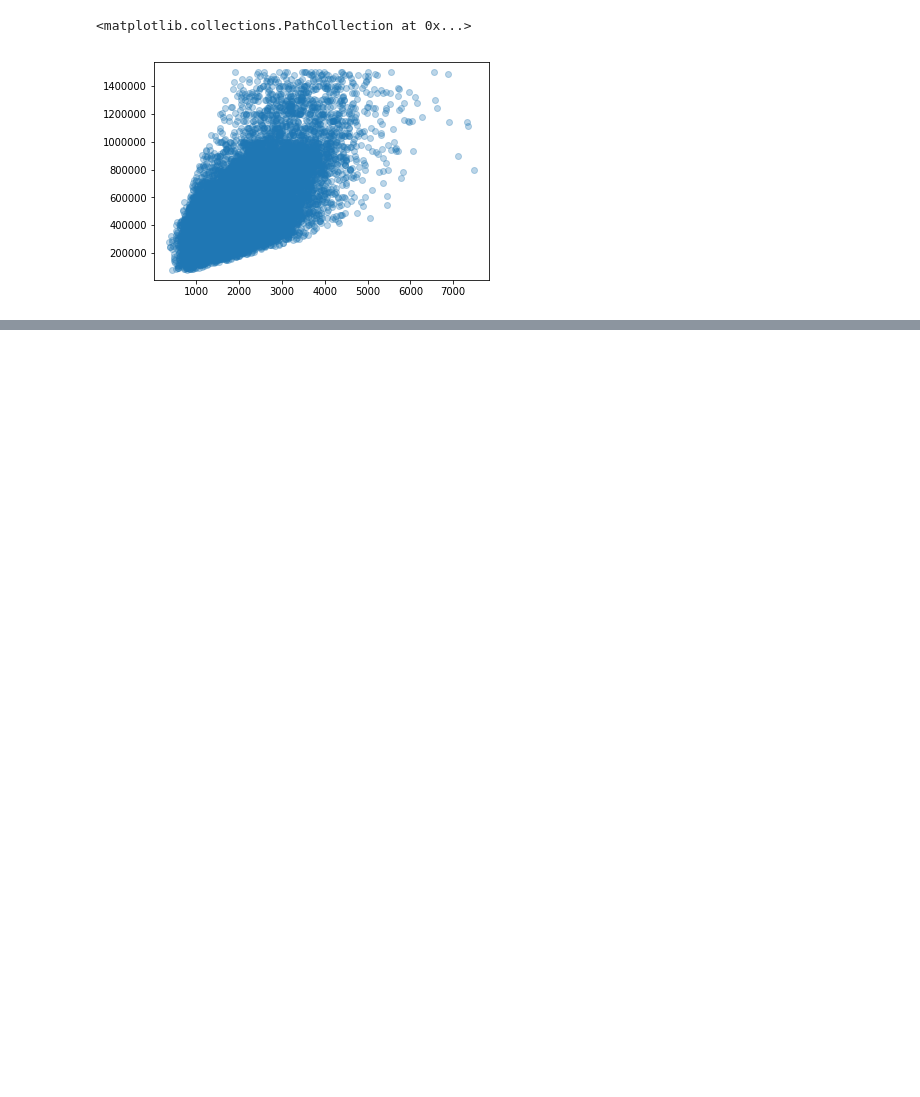
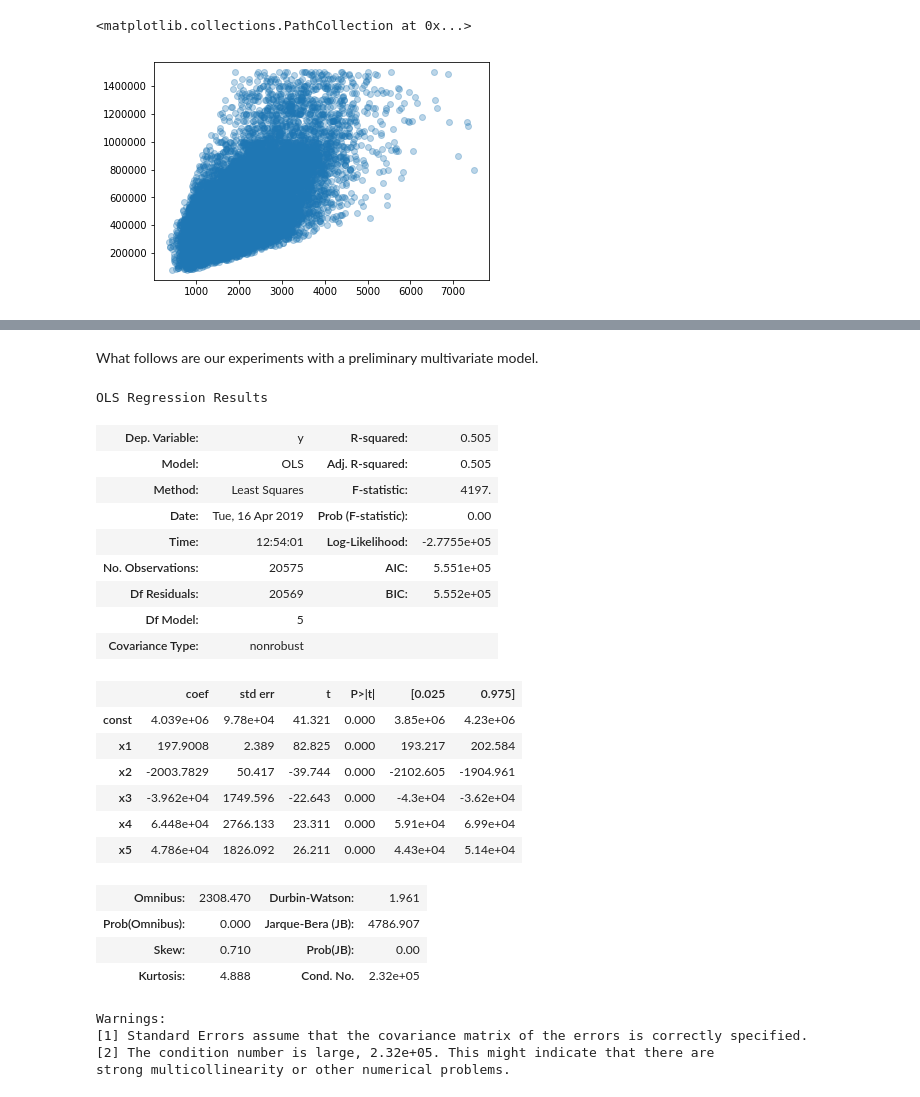
Before and after one commit to AlecMorgan/Housing-Price-Predictor, a Jupyter notebook: wip.ipynb, the cells around one changed output, grey strips where cells are left out. Cells and saved outputs as stored; diff of their text form; code cells hidden in the pictures; blank space fills up the shorter version.

Commit message:
Add beginnings of multivariate regression model

```diff
--- a/wip.ipynb
+++ b/wip.ipynb
@@ -244,0 +266,35 @@ plt.scatter(house_data['sqft_living'], house_data['price'], alpha=0.3)
+# %% [markdown]
+What follows are our experiments with a preliminary multivariate model.
+# %%
+outcome = 'price'
+predictors = house_data.loc[:, ['sqft_living', 'yr_built', 'bedrooms', 'bathrooms', 'view']]
+predictors_int = sm.add_constant(predictors)
+model = sm.OLS(np.asarray(house_data['price']), np.asarray(predictors_int)).fit()
+# %%
+model.summary()
+# %% [output]
+OLS Regression Results
+| Dep. Variable: | y | R-squared: | 0.505 |
+| Model: | OLS | Adj. R-squared: | 0.505 |
+| Method: | Least Squares | F-statistic: | 4197. |
+| Date: | Tue, 16 Apr 2019 | Prob (F-statistic): | 0.00 |
+| Time: | 12:54:01 | Log-Likelihood: | -2.7755e+05 |
+| No. Observations: | 20575 | AIC: | 5.551e+05 |
+| Df Residuals: | 20569 | BIC: | 5.552e+05 |
+| Df Model: | 5 |  |  |
+| Covariance Type: | nonrobust |  |  |
+|  | coef | std err | t | P>|t| | [0.025 | 0.975] |
+| const | 4.039e+06 | 9.78e+04 | 41.321 | 0.000 | 3.85e+06 | 4.23e+06 |
+| x1 | 197.9008 | 2.389 | 82.825 | 0.000 | 193.217 | 202.584 |
+| x2 | -2003.7829 | 50.417 | -39.744 | 0.000 | -2102.605 | -1904.961 |
+| x3 | -3.962e+04 | 1749.596 | -22.643 | 0.000 | -4.3e+04 | -3.62e+04 |
+| x4 | 6.448e+04 | 2766.133 | 23.311 | 0.000 | 5.91e+04 | 6.99e+04 |
+| x5 | 4.786e+04 | 1826.092 | 26.211 | 0.000 | 4.43e+04 | 5.14e+04 |
+| Omnibus: | 2308.470 | Durbin-Watson: | 1.961 |
+| Prob(Omnibus): | 0.000 | Jarque-Bera (JB): | 4786.907 |
+| Skew: | 0.710 | Prob(JB): | 0.00 |
+| Kurtosis: | 4.888 | Cond. No. | 2.32e+05 |
+Warnings:
+[1] Standard Errors assume that the covariance matrix of the errors is correctly specified.
+[2] The condition number is large, 2.32e+05. This might indicate that there are
+strong multicollinearity or other numerical problems.
```
Also changed, not shown: parts of 10 cells of this notebook, 1 other file.
